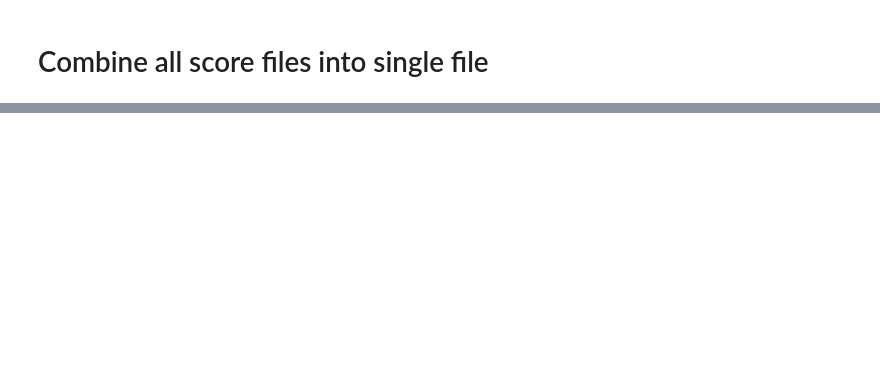
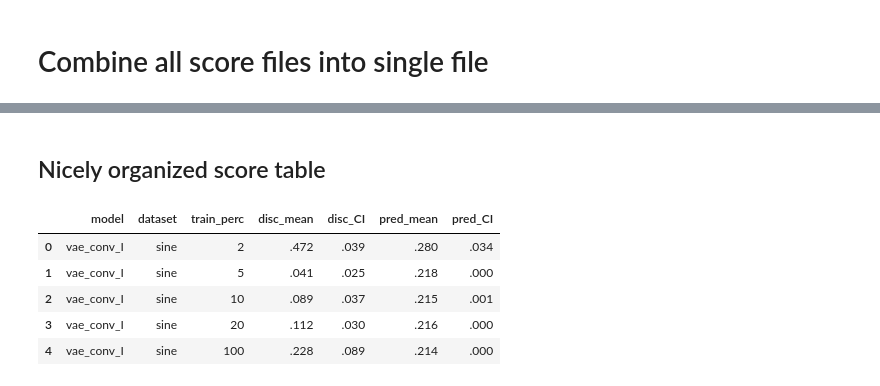
Before and after one commit to abudesai/syntheticdatagen, a Jupyter notebook: TimeGAN/abu_testing.ipynb, the cells around one changed output, grey strips where cells are left out. Drawn from its saved outputs; the diff is of its cells as text; code cells hidden in the pictures; blank space fills up the shorter version.

```diff
--- a/TimeGAN/abu_testing.ipynb
+++ b/TimeGAN/abu_testing.ipynb
@@ -69,10 +87,10 @@ def confidence_interval(data, confidence=0.95):
 # %%
 start = time.time()
 
-metric_iteration = 2
+metric_iteration = 5
 
 # model name
-model = 'vae_conv_I'      # vae_conv_I, vae_IN
+model = 'vae_conv_I'      # vae_conv_I, vae_IN, tforcing
 
 disc_epochs = 500 ; pred_epochs = 500
 
@@ -82,8 +100,8 @@ datasets = ['sine', 'stocks', 'energy', 'air']
 
 
 # custom selection
-# training_sizes = [ 5 ]
-# datasets = ['air']
+training_sizes = [ 2 ]
+datasets = ['stocks']
 
 data = []
 for dataset in datasets:
@@ -98,18 +116,24 @@ for dataset in datasets:
         loaded = np.load(fname)
         ori_data = loaded['data']
 
-        ## generated data
+        # generated data
         sample_file_name = gen_data_dir + f'{model}/{model}_gen_samples_{dataset}_perc_{training_size}.npz'
         loaded = np.load(sample_file_name)
         gen_data = loaded['data']
+
+#         sample_file_name = gen_data_dir + f'{model}/{model}_gen_samples_{dataset}_{training_size}'
+#         gen_data = joblib.load(sample_file_name)
+#         gen_data = gen_data[0:ori_data.shape[0]]
+
 
         ## scale orig and generated data
         scaler_orig = MinMaxScaler( )
         scaled_ori_data = scaler_orig.fit_transform(ori_data)
         scaled_gen_data = scaler_orig.transform(gen_data)
         print('ori_data shape: ', ori_data.shape, 'gen_data shape: ', gen_data.shape)
+
     #     ---------------------------------------------------------------------------
-        print("-"*90); print('Visualizations:')
+#         print("-"*90); print('Visualizations:')
         # visualization(scaled_ori_data[0:scaled_gen_data.shape[0]], scaled_gen_data, 'pca')
 #         visualization(scaled_ori_data[0:scaled_gen_data.shape[0]], scaled_gen_data, 'tsne')
 
@@ -126,7 +150,6 @@ for dataset in datasets:
         print("-"*90); print('Discrimination Score :')
         print('Discriminative score: ' + str(disc_mean))
         print("Discriminative score CI: ", disc_CI)
-
         #     ---------------------------------------------------------------------------
         print("-"*90); print('Predictive Score :')
         predictive_score = list()
@@ -156,11 +197,18 @@ print(f"Total run time: {np.round((end - start)/60.0, 2)} minutes")
 # %% [markdown]
 # Combine all score files into single file
 # %%
+model = 'vae_conv_I'
+
+training_sizes = [2, 5, 10, 20, 100]
+
+datasets = ['sine', 'stocks', 'stocks2', 'energy', 'air']
+
 all_scores = []
 for dataset in datasets:
     for training_size in training_sizes:
         fname = f"./{scores_dir}/{model}_disc_and_pred_scores_{dataset}_{training_size}.csv"
         if os.path.exists(fname):
+            print(fname)
             data = pd.read_csv(fname)
             all_scores.append(data)
 all_scores = pd.concat(all_scores, ignore_index=True)
@@ -169,2 +241,20 @@ all_scores.head()
 # %%
 all_scores.to_csv(f"./{scores_dir}/{model}_disc_and_pred_scores_ALL.csv", index=False)
+# %% [markdown]
+## Nicely organized score table
+# %%
+new_df = all_scores[['model', 'dataset', 'train_perc', 'disc_mean', 'disc_CI',
+                        'pred_mean', 'pred_CI']]
+
+new_df['disc_mean'] = new_df['disc_mean'].apply(lambda x: f'{x:0.3f}'[1:] )
+new_df['disc_CI'] = new_df['disc_CI'].apply(lambda x: f'{x:0.3f}'[1:] )
+new_df['pred_mean'] = new_df['pred_mean'].apply(lambda x: f'{x:0.3f}'[1:] )
+new_df['pred_CI'] = new_df['pred_CI'].apply(lambda x: f'{x:0.3f}'[1:] )
+new_df.head()
+# %% [output]
+|  | model | dataset | train_perc | disc_mean | disc_CI | pred_mean | pred_CI |
+| 0 | vae_conv_I | sine | 2 | .472 | .039 | .280 | .034 |
+| 1 | vae_conv_I | sine | 5 | .041 | .025 | .218 | .000 |
+| 2 | vae_conv_I | sine | 10 | .089 | .037 | .215 | .001 |
+| 3 | vae_conv_I | sine | 20 | .112 | .030 | .216 | .000 |
+| 4 | vae_conv_I | sine | 100 | .228 | .089 | .214 | .000 |
```
Also changed, not shown: parts of 7 cells of this notebook.
